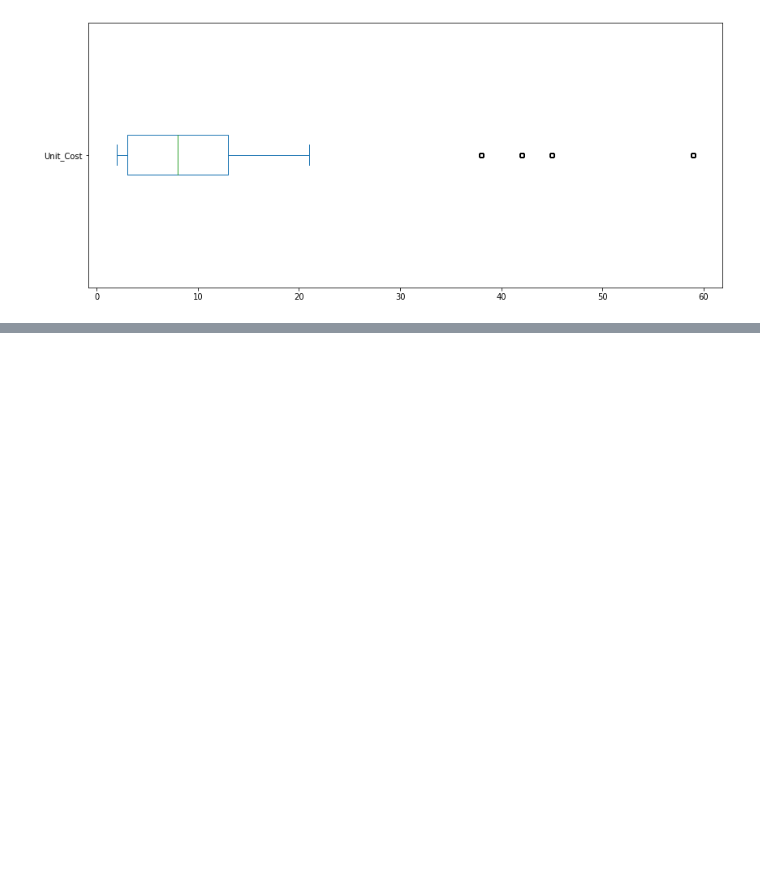
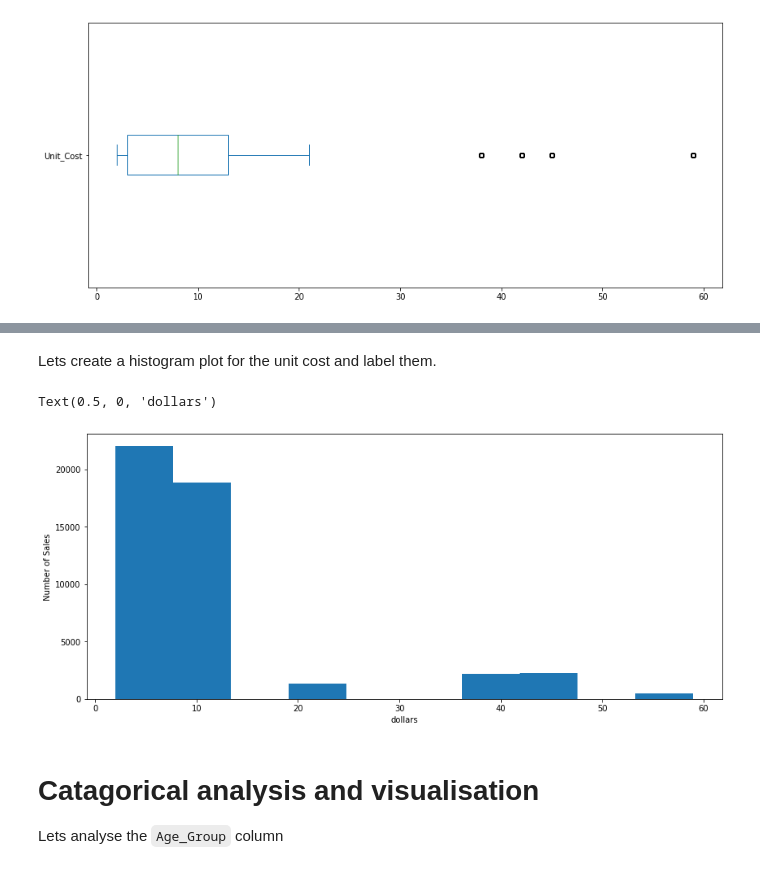
Before and after one commit to pranayb-konverge/data-analysis-for-python, a Jupyter notebook: bike_store_sales.ipynb, the cells around one changed output, grey strips where cells are left out. Drawn from its saved outputs; the diff is of its cells as text; code cells hidden in the pictures; blank space fills up the shorter version.

````diff
--- a/bike_store_sales.ipynb
+++ b/bike_store_sales.ipynb
@@ -124,0 +136,12 @@ sales_unit_cost.plot(kind="box", vert=False, figsize=(14,6))
+# %% [markdown]
+Lets create a histogram plot for the unit cost and label them.
+# %%
+density_chart = sales_unit_cost.plot(kind="hist", figsize=(14,6))
+density_chart.set_ylabel("Number of Sales")
+density_chart.set_xlabel("Dollars")
+# %% [output]
+Text(0.5, 0, 'dollars')
+[figure, added]
+# %% [markdown]
+# Catagorical analysis and visualisation
+Lets analyse the ```Age_Group``` column
````
Also changed, not shown: parts of 9 cells of this notebook.
